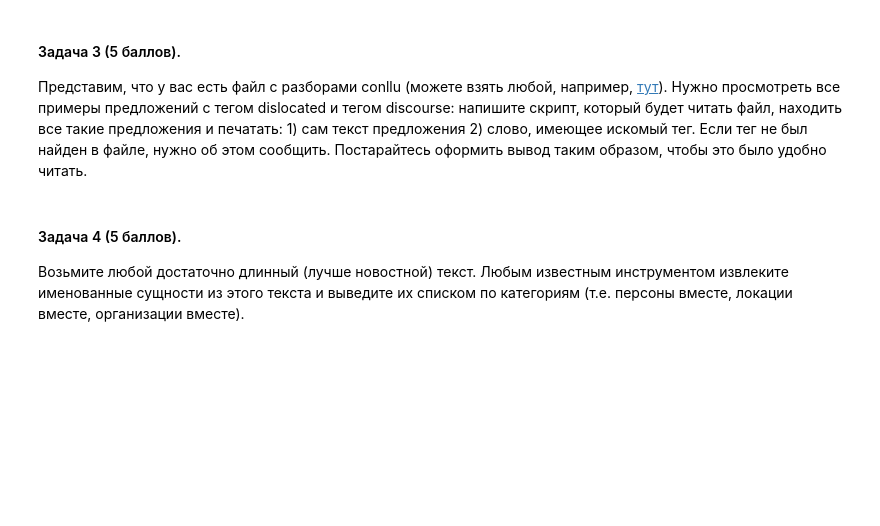
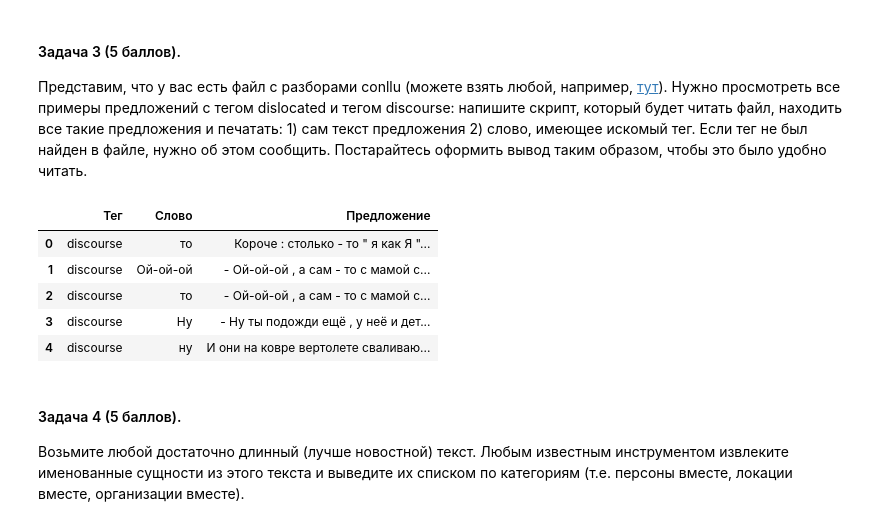
Before and after one commit to nchubuk/study_CL, a Jupyter notebook: introCL_homework02.ipynb, the cells around one changed output. Saved outputs shown, nothing was run; the diff lists cells and outputs as text; code cells hidden in the pictures; blank space fills up the shorter version.

```diff
--- a/introCL_homework02.ipynb
+++ b/introCL_homework02.ipynb
@@ -102,0 +223,28 @@ f'Тема текста: {r[1][0]}, совпадений по частотным
+# %%
+tags = ['dislocated', 'discourse']
+results = []
+
+data_file = open('/content/texts/social-dev.conllu', 'r', encoding='utf-8')
+for sentence in parse_incr(data_file):
+  sentence_text = ' '.join([token['form'] for token in sentence])
+  for token in sentence:
+    if token['deprel'] in tags:
+      results.append({
+          'Тег': token['deprel'],
+          'Слово': token['form'],
+          'Предложение': sentence_text
+          })
+
+if results:
+    df = pd.DataFrame(results)
+else:
+    print('Не найдено предложений с указанными тегами.')
+# %%
+df
+# %% [output]
+|  | Тег | Слово | Предложение |
+| 0 | discourse | то | Короче : столько - то " я как Я "... |
+| 1 | discourse | Ой-ой-ой | - Ой-ой-ой , а сам - то с мамой с... |
+| 2 | discourse | то | - Ой-ой-ой , а сам - то с мамой с... |
+| 3 | discourse | Ну | - Ну ты подожди ещё , у неё и дет... |
+| 4 | discourse | ну | И они на ковре вертолете сваливаю... |
```
Also changed, not shown: parts of 16 cells of this notebook, 3 other files.
